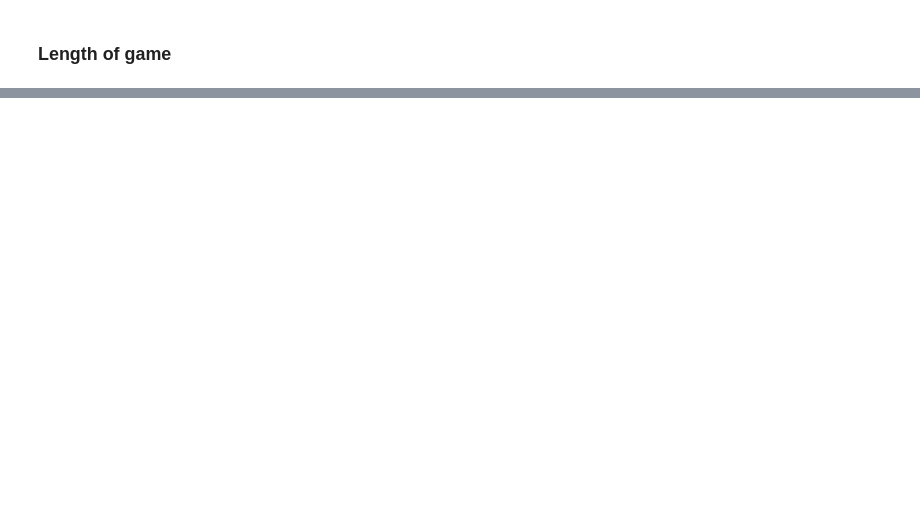
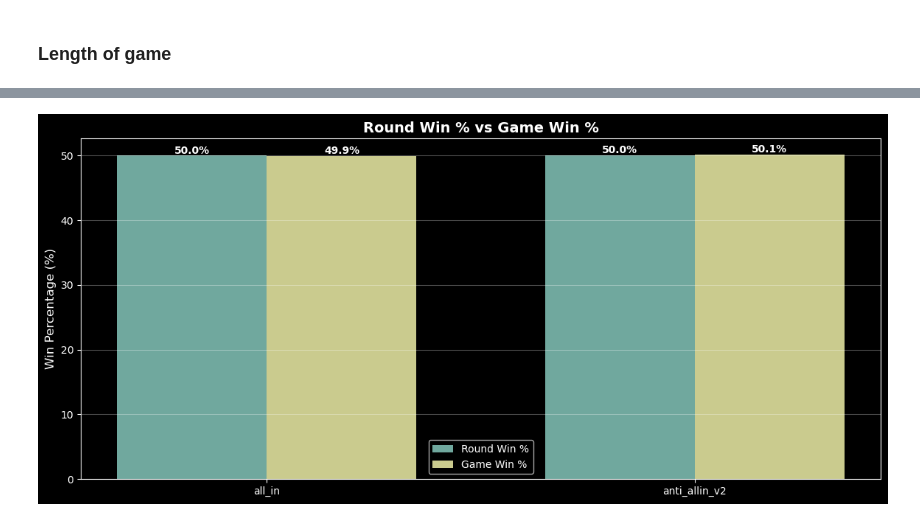
Before and after one commit to petz15/csgo_abm, a Jupyter notebook: analysis_notebook_v2.ipynb, the cells around one changed output, grey strips where cells are left out. Cells and saved outputs as stored; diff of their text form; code cells hidden in the pictures; blank space fills up the shorter version.

```diff
--- a/analysis_notebook_v2.ipynb
+++ b/analysis_notebook_v2.ipynb
@@ -142,8 +142,8 @@ scores = (
 )
 
 # Labels for teams
-t1_label = sim_summary['simulation_config'].get('team1_name', 'Team 1')
-t2_label = sim_summary['simulation_config'].get('team2_name', 'Team 2')
+t1_label = sim_summary['simulation_config'].get('team1_strategy', 'Team 1')
+t2_label = sim_summary['simulation_config'].get('team2_strategy', 'Team 2')
 
 # Prepare helpers
 scores['total_rounds'] = scores['t1_final'] + scores['t2_final']
@@ -1196,0 +720,77 @@ NameError: name 'total' is not defined
+# %%
+# Calculate round win percentages and game win percentages for both teams
+
+# Round-level statistics
+total_rounds = len(df_filtered)
+t1_rounds_won = df_filtered['is_t1_winner'].sum()
+t2_rounds_won = total_rounds - t1_rounds_won
+
+t1_round_win_pct = (t1_rounds_won / total_rounds) * 100
+t2_round_win_pct = (t2_rounds_won / total_rounds) * 100
+
+# Game-level statistics
+t1_games_won = len(t1_overall_win)
+t2_games_won = len(t2_overall_win)
+
+t1_game_win_pct = (t1_games_won / total_games) * 100
+t2_game_win_pct = (t2_games_won / total_games) * 100
+
+# Create comparison dataframe
+comparison_df = pd.DataFrame({
+    'Team': [t1_label, t2_label],
+    'Round Win %': [t1_round_win_pct, t2_round_win_pct],
+    'Round Wins': [t1_rounds_won, t2_rounds_won],
+    'Game Win %': [t1_game_win_pct, t2_game_win_pct],
+    'Game Wins': [t1_games_won, t2_games_won],
+    'Difference (Round - Game %)': [t1_round_win_pct - t1_game_win_pct,
+                                     t2_round_win_pct - t2_game_win_pct]
+})
+
+print("=" * 80)
+print("ROUND WIN VS GAME WIN COMPARISON")
+print("=" * 80)
+print(comparison_df.to_string(index=False))
+print("\n" + "=" * 80)
+
+# Visualization
+fig, ax = plt.subplots(figsize=(14, 6))
+
+# Bar chart comparing percentages
+x = np.arange(len(comparison_df))
+width = 0.35
+
+bars1 = ax.bar(x - width/2, comparison_df['Round Win %'], width, label='Round Win %', alpha=0.8)
+bars2 = ax.bar(x + width/2, comparison_df['Game Win %'], width, label='Game Win %', alpha=0.8)
+
+ax.set_ylabel('Win Percentage (%)', fontsize=12)
+ax.set_title('Round Win % vs Game Win %', fontsize=14, fontweight='bold')
+ax.set_xticks(x)
+ax.set_xticklabels(comparison_df['Team'])
+ax.legend()
+
+# Add value labels on bars
+for bars in [bars1, bars2]:
+    for bar in bars:
+        height = bar.get_height()
+        ax.text(bar.get_x() + bar.get_width()/2., height,
+                f'{height:.1f}%',
+                ha='center', va='bottom', fontsize=10, fontweight='bold')
+ax.grid(axis='y', alpha=0.3)
+
+# Add value labels on bars
+for bars in [bars1, bars2]:# Calculate expenditure and FTE equipment when winning a round for both teams
+
+    # For T1: rounds where T1 won
+    t1_win_rounds = df_filtered[df_filtered['is_t1_winner'] == True].copy()
+    t1_spent_on_win = t1_win_rounds['t1_spent']
+    t1_ratio_on_win = t1_win_rounds['t1_spent'] / (t1_win_rounds['t1_spent'] + t1_win_rounds['t2_spent'])
+    t1_fte_on_win = t1_win_rounds['t1_fte_eq']
+    t1_fte_ratio_on_win = t1_win_rounds['t1_fte_eq'] / (t1_win_rounds['t1_fte_eq'] + t1_win_rounds['t2_fte_eq'])
+
+    # For T2: rounds where T2 won
+    t2_win_rounds = df_filtered[df_filtered['is_t1_winner'] == False].copy()
+    t2_spent_on_win = t2_win_rounds['t2_spent']
+    t2_ratio_on_win = t2_win_rounds['t2_spent'] / (t2_win_rounds['t1_spent'] + t2_win_rounds['t2_spent'])
+    t2_fte_on_win = t2_win_rounds['t2_fte_eq']
+    t2_fte_ratio_on_win = t2_win_rounds['t2_fte_eq'] / (t2_win_rounds['t1_fte_eq'] + t2_win_rounds['t2_fte_eq'])
+# %% [output]
@@ -1196,0 +805 @@ NameError: name 'total' is not defined
+[figure, added]
```
Also changed, not shown: parts of 31 cells of this notebook, 11 other files.
